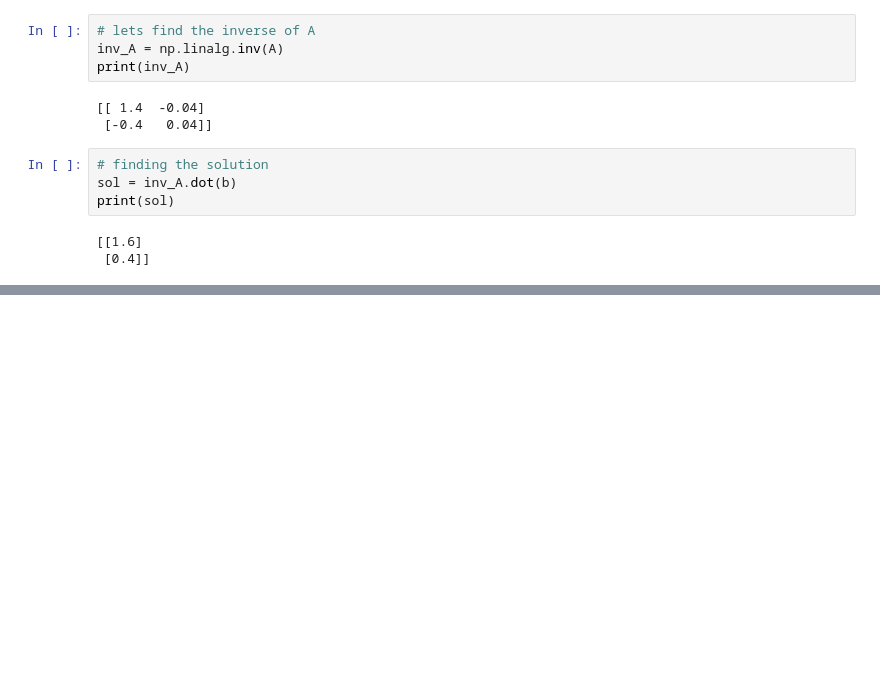
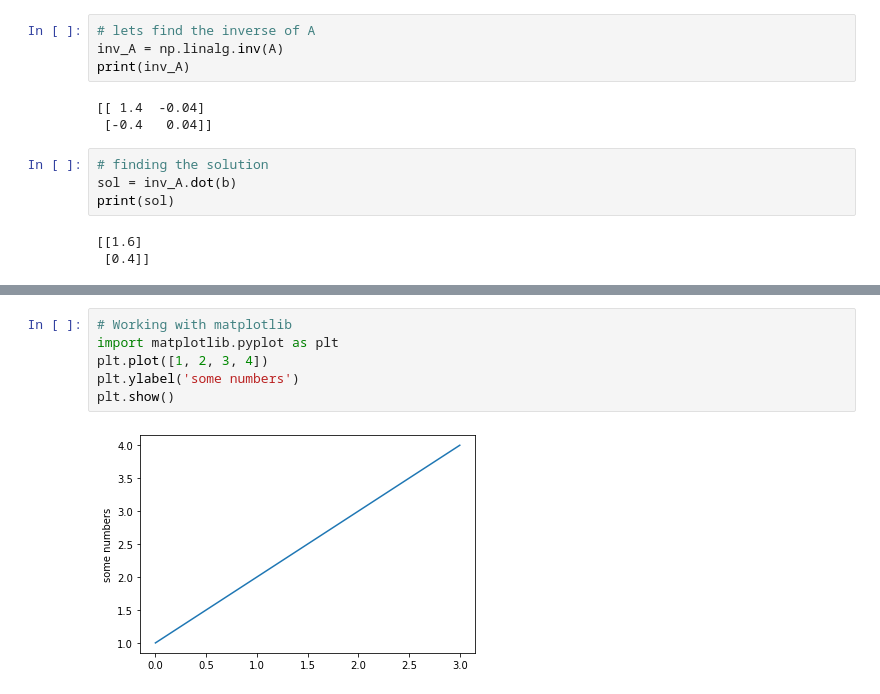
Before and after one commit to CarlosTheran/Mat4906-ML, a Jupyter notebook: matrix_computation.ipynb, the cells around one changed output, grey strips where cells are left out. Saved outputs shown, nothing was run; the diff lists cells and outputs as text; blank space fills up the shorter version.

```diff
--- a/matrix_computation.ipynb
+++ b/matrix_computation.ipynb
@@ -75,0 +91,8 @@ print(sol)
+# %%
+# Working with matplotlib
+import matplotlib.pyplot as plt
+plt.plot([1, 2, 3, 4])
+plt.ylabel('some numbers')
+plt.show()
+# %% [output]
+[figure, added]
```
Also changed, not shown: parts of 5 cells of this notebook.
